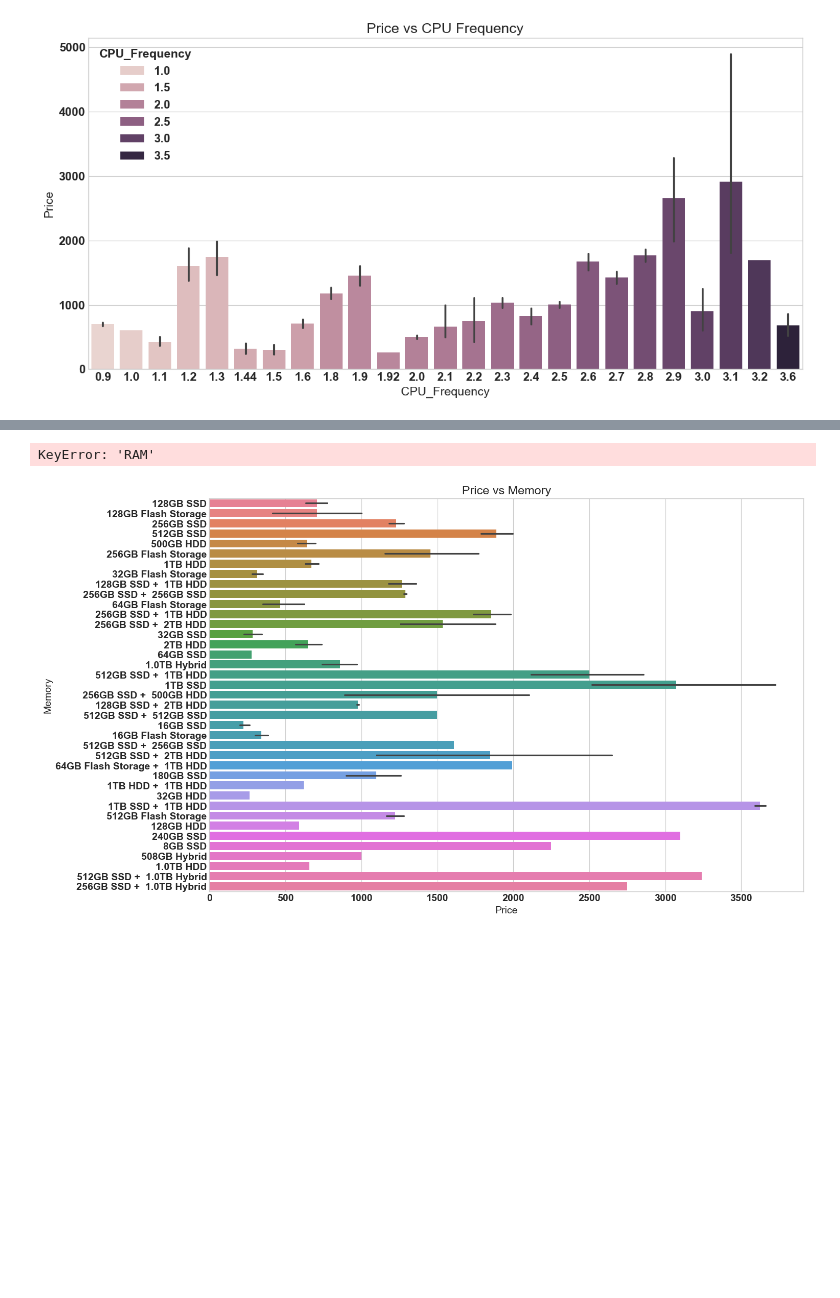
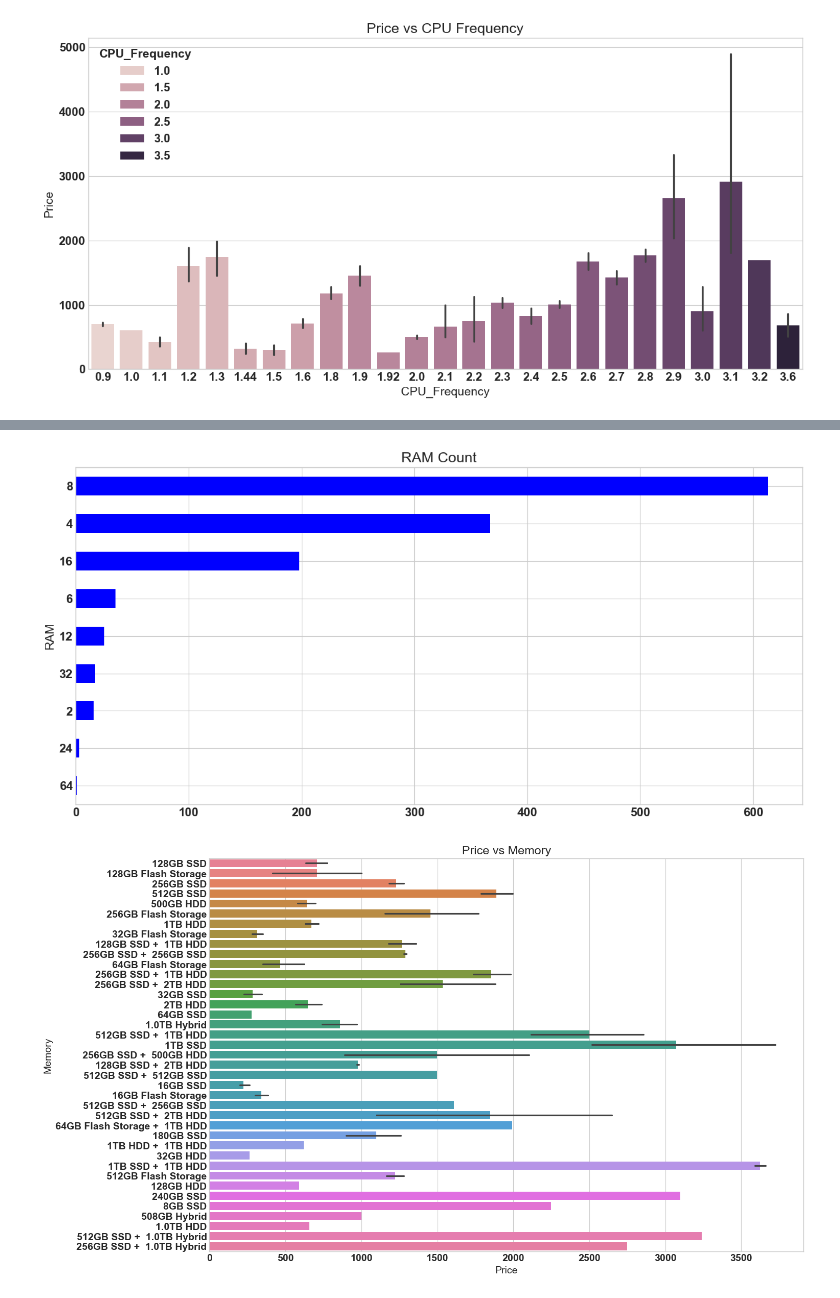
Before and after one commit to OfentseMasekwameng/OfentseMasekwameng, a Jupyter notebook: main.ipynb, the cells around one changed output, grey strips where cells are left out. Cells and saved outputs as stored; diff of their text form; code cells hidden in the pictures; blank space fills up the shorter version.

```diff
--- a/main.ipynb
+++ b/main.ipynb
@@ -69,6 +69,6 @@ List of Operating Systems: ['macOS' 'No OS' 'Windows 10' 'Mac OS X' 'Linux' 'And
  'Chrome OS' 'Windows 7']
 # %%
 # Renaming the columns names
-new_data = data.rename(columns={"CPU_Frequency (GHz)": "CPU_Frequency", "RAM (GB)": "RAM:", "Weight (kg)": "Weight", "Price (Euro)": "Price"})
+new_data = data.rename(columns={"CPU_Frequency (GHz)": "CPU_Frequency", "RAM (GB)": "RAM", "Weight (kg)": "Weight", "Price (Euro)": "Price"})
 print(new_data.columns.tolist())
 # %% [output]
@@ -167,7 +166,13 @@ ValueError: Could not interpret value `RAM` for `x`. An entry with this name doe
-# %%
-data['RAM'].value_counts()
-# %% [output]
-KeyError: 'RAM'
+# %%
+ram = new_data['RAM'].value_counts()
+
+ram = ram.sort_values(ascending=True)
+plt.figure(figsize=(15, 7))
+ram.plot(kind='barh', color='b', title='RAM Count')
+
+plt.savefig('graphimages/gpucount.png')
+# %% [output]
+[figure, added]
 # %%
 plt.figure(figsize=(15, 10))
 sns.barplot(x="Price", y="Memory", data=new_data, hue='Memory')
```
Also changed, not shown: parts of 6 cells of this notebook.
